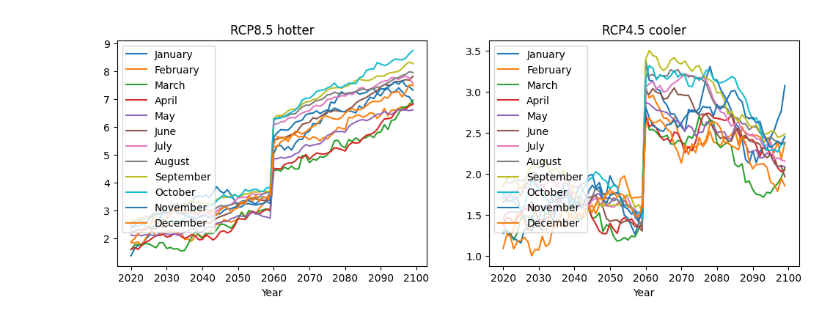
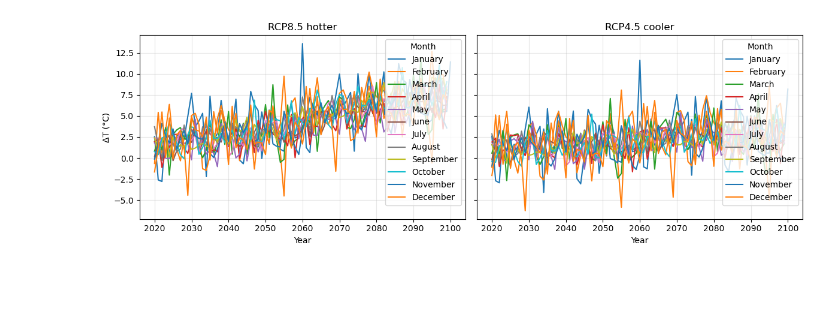
Before and after one commit to reyli4/acorn-julia, a Jupyter notebook: scripts/03_gen_modeling/hydro.ipynb, the cells around one changed output. Saved outputs shown, nothing was run; the diff lists cells and outputs as text; code cells hidden in the pictures; blank space fills up the shorter version.

```diff
--- a/scripts/03_gen_modeling/hydro.ipynb
+++ b/scripts/03_gen_modeling/hydro.ipynb
@@ -126,9 +343,22 @@ df_deltas_rcp45cooler = pd.read_csv('/home/fs01/dcl257/data/TGW_WarmingDeltas/CO
+# %%
+import matplotlib.pyplot as plt
+
+def plot_month_lines(df, title, ax):
+    pv = df.pivot_table(index="Year", columns="Month", values="delta", aggfunc="mean")
+    pv.rename(columns=lambda m: pd.to_datetime(str(m), format="%m").strftime("%B"), inplace=True)
+    pv.plot(ax=ax, legend=True)
+    ax.set_title(title); ax.set_ylabel("ΔT (°C)"); ax.grid(alpha=0.3)
+
+fig, axs = plt.subplots(1,2, figsize=(12,4), sharey=True)
+plot_month_lines(df_deltas_rcp85hotter, "RCP8.5 hotter", axs[0])
+plot_month_lines(df_deltas_rcp45cooler, "RCP4.5 cooler", axs[1])
+plt.tight_layout(); plt.show()
+# %% [output]
+[figure, added]
 # %%
-fig, axs = plt.subplots(1,2, figsize=(12,4))
-df_deltas_rcp85hotter.set_index('Year').plot(ax=axs[0])
-axs[0].set_title('RCP8.5 hotter')
-df_deltas_rcp45cooler.set_index('Year').plot(ax=axs[1])
-axs[1].set_title('RCP4.5 cooler')
-plt.show()
+#fig, axs = plt.subplots(1,2, figsize=(12,4))
+#df_deltas_rcp85hotter.set_index('Year').plot(ax=axs[0])
+#axs[0].set_title('RCP8.5 hotter')
+#df_deltas_rcp45cooler.set_index('Year').plot(ax=axs[1])
+#axs[1].set_title('RCP4.5 cooler')
+#plt.show()
-# %% [output]
-[figure, removed]
```
Also changed, not shown: parts of 11 cells of this notebook, 47 other files.
